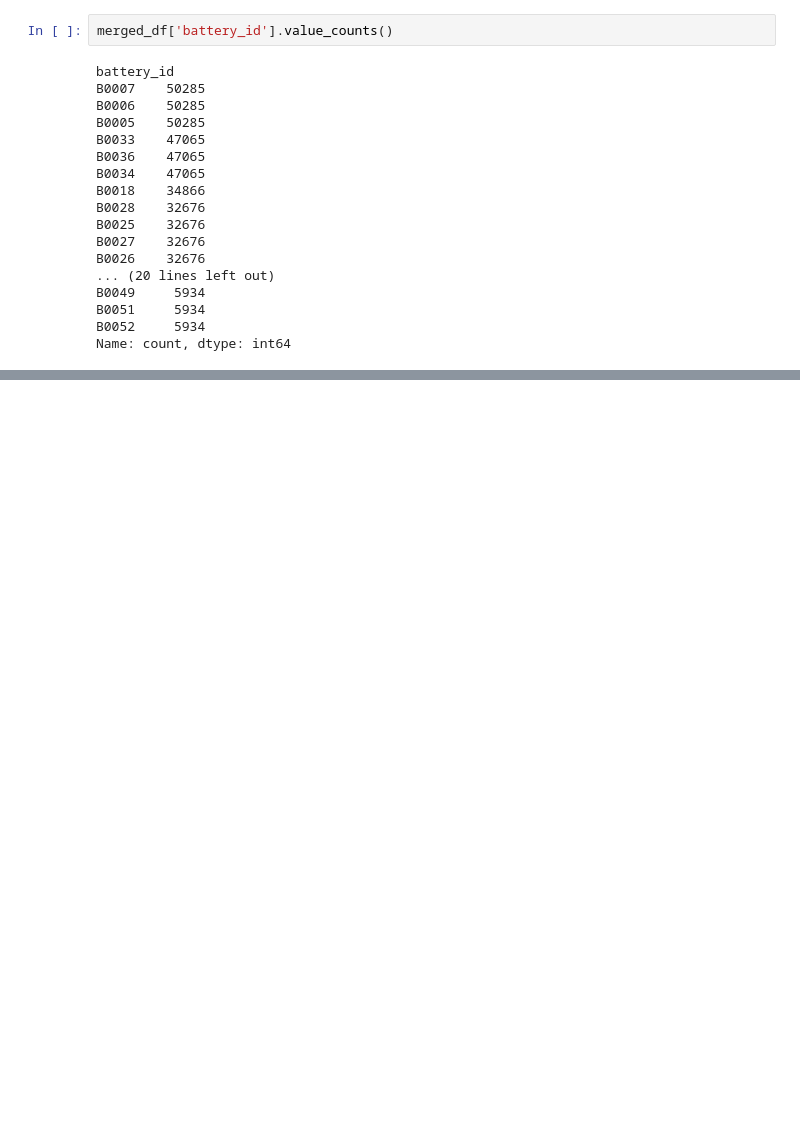
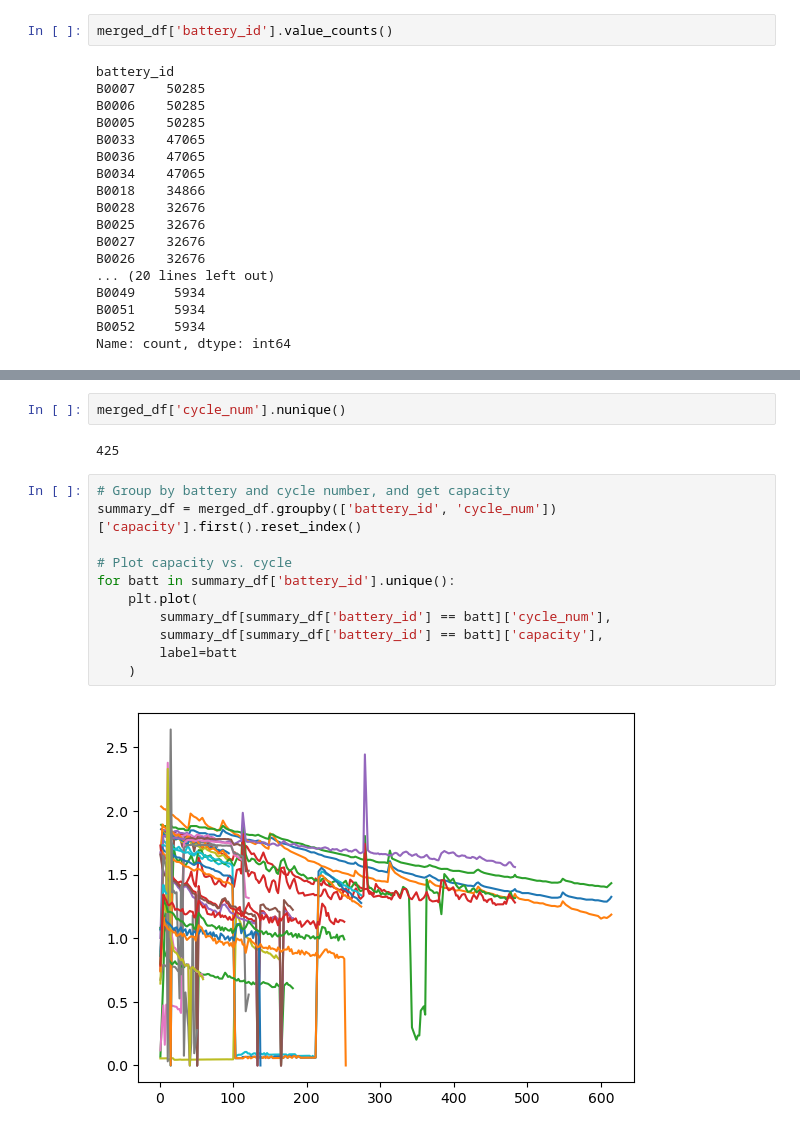
Before and after one commit to Safwanny/Battery-RUL-Prediction, a Jupyter notebook: Battery_RUL_Prediction.ipynb, the cells around one changed output, grey strips where cells are left out. Cells and saved outputs as stored; diff of their text form; blank space fills up the shorter version.

```diff
--- a/Battery_RUL_Prediction.ipynb
+++ b/Battery_RUL_Prediction.ipynb
@@ -137,0 +147,17 @@ Name: count, dtype: int64
+# %%
+merged_df['cycle_num'].nunique()
+# %% [output]
+425
+# %%
+# Group by battery and cycle number, and get capacity
+summary_df = merged_df.groupby(['battery_id', 'cycle_num'])['capacity'].first().reset_index()
+
+# Plot capacity vs. cycle
+for batt in summary_df['battery_id'].unique():
+    plt.plot(
+        summary_df[summary_df['battery_id'] == batt]['cycle_num'],
+        summary_df[summary_df['battery_id'] == batt]['capacity'],
+        label=batt
+    )
+# %% [output]
+[figure, added]
```
Also changed, not shown: parts of 4 cells of this notebook.
